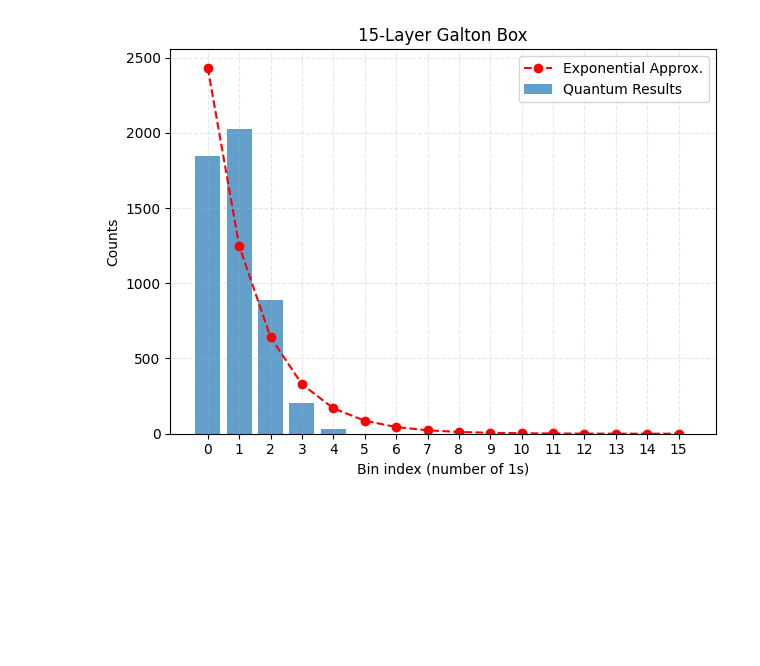
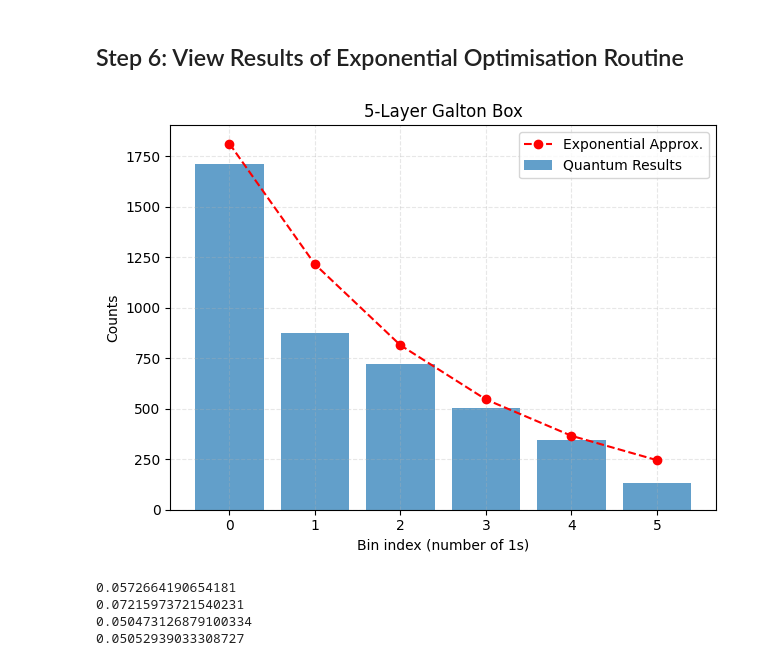
Before and after one commit to ismail-mehmood/quantum_nnl_project, a Jupyter notebook: notebooks/modified_distribution_boxes.ipynb, the cells around one changed output. Drawn from its saved outputs; the diff is of its cells as text; code cells hidden in the pictures; blank space fills up the shorter version.

Commit message:
[hayden] feat(adding hadamard walk and refining optimisations for others)

```diff
--- a/notebooks/modified_distribution_boxes.ipynb
+++ b/notebooks/modified_distribution_boxes.ipynb
@@ -40,3 +94,3 @@ Unfortuantely, the Galton Board is biased binomially making a true expotential d
 # %%
-exp_res = optimise_layerwise(n=15, target="exponential", decay=2.5, shots=1000, max_time=25)
+res = optimise_layerwise(n=5, shots=1000, target="exponential", scale=2.5, max_time=360) # Again using Hellinger Distance in loss function
 # %% [output]
@@ -56,5 +110,16 @@ exp_res = optimise_layerwise(n=15, target="exponential", decay=2.5, shots=1000,
+# %% [markdown]
+## Step 6: View Results of Exponential Optimisation Routine
 # %%
-bin_counts = biased_galton_n_layer(n=15, shots=5000, thetas=exp_res[0], mode="fast")
-plot_bins(bin_counts, n=15, shots=5000, overlay="exponential", scale=1.5)
+bin_counts = biased_galton_n_layer(n=5, shots=5000, thetas=res[0], mode="full")
+plot_bins(bin_counts, n=5, shots=5000, overlay="exponential", scale=2.5)
+print(distribution_distance(bin_counts, target_distribution="exponential", lamda=2/5, metric="tvd")) # TVD
+print(distribution_distance(bin_counts, target_distribution="exponential", lamda=2/5, metric="w1")) # 1D Wasserstein-1 Distance
+print(distribution_distance(bin_counts, target_distribution="exponential", lamda=2/5, metric="js")) # Jensen-Shannon Distance
+print(distribution_distance(bin_counts, target_distribution="exponential", lamda=2/5, metric="hel")) # Hellinger Distance
+# Galton Board Appears to achieve low losses.
 # %% [output]
-[figure, old version]
+[figure, new version]
+0.0572664190654181
+0.07215973721540231
+0.050473126879100334
+0.05052939033308727
```
Also changed, not shown: parts of 17 cells of this notebook, 7 other files.
